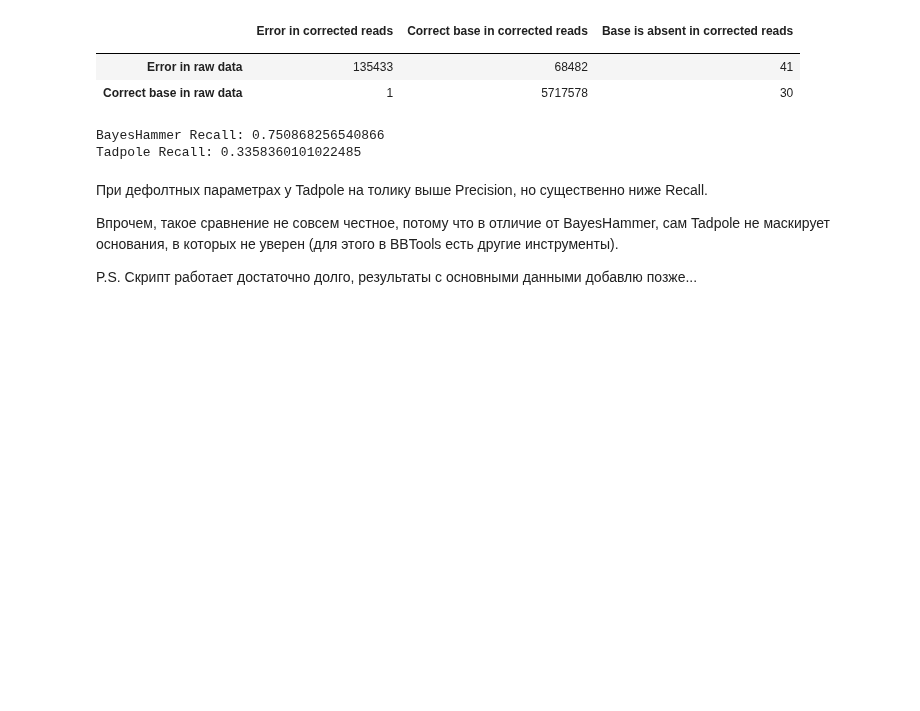
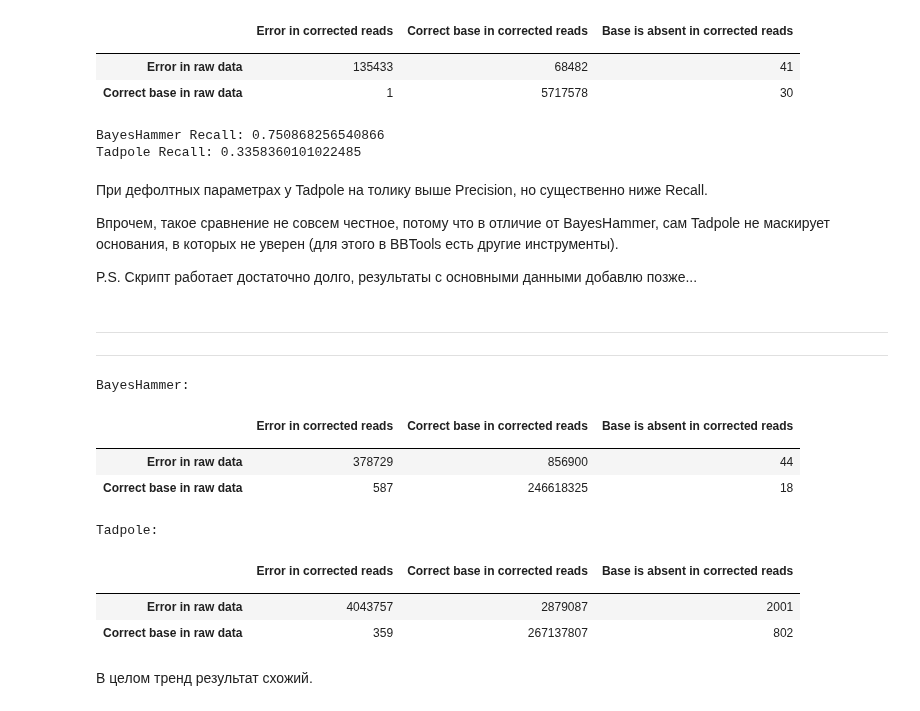
Before and after one commit to iam28th/BI-alg-bioinformatics, a Jupyter notebook: NGS_DA/HW4.ipynb, the cells around one changed output. Cells and saved outputs as stored; diff of their text form; code cells hidden in the pictures; blank space fills up the shorter version.

Commit message:
add main data

```diff
--- a/NGS_DA/HW4.ipynb
+++ b/NGS_DA/HW4.ipynb
@@ -49,11 +51,11 @@ def ecstats(raw_sam_file, cor_sam_file, cwd='./'):
     skipped_md = 0
 
     tmp_uuid = str(uuid.uuid4())   # generate names for temp files
-    tmp_reads = tmp_uuid + '.fasta'    # fasta for ref.seq., raw and corrected reads
-    tmp_msa = tmp_uuid + '_align.fasta'  # for their alignment
+    tmp_reads = cwd + tmp_uuid + '.fasta'    # fasta for ref.seq., raw and corrected reads
+    tmp_msa = cwd + tmp_uuid + '_align.fasta'  # for their alignment
 
-    with pysam.AlignmentFile(folder + raw_sam_file, 'r') as raw, \
-        pysam.AlignmentFile(folder + cor_sam_file, 'r') as cor:
+    with pysam.AlignmentFile(cwd + raw_sam_file, 'r') as raw, \
+        pysam.AlignmentFile(cwd + cor_sam_file, 'r') as cor:
             cor_iter = cor.fetch()   # because of the sorting, relative oreder
             raw_iter = raw.fetch()   # of the reads is the same in both files
             while True:
@@ -206,3 +208,36 @@ Tadpole Recall: 0.3358360101022485
 Впрочем, такое сравнение не совсем честное, потому что в отличие от BayesHammer, сам Tadpole не маскирует основания, в которых не уверен (для этого в BBTools есть другие инструменты).
 
 P.S. Скрипт работает достаточно долго, результаты с основными данными добавлю позже...
+# %% [markdown]
+---
+---
+# %%
+folder = 'HW4_data/'
+raw_sam = 'full_raw.sam'
+spades_sam = 'full_spades.sam'
+bbtools_sam = 'full_tadpole.sam'
+
+bbtools_stats = ecstats(raw_sam, bbtools_sam, folder)
+with open(folder + 'bbtools_results.pickle', 'wb') as f:
+    pickle.dump(bbtools_stats, f)
+spades_stats = ecstats(raw_sam, spades_sam, folder)
+with open(folder + 'spades_results.pickle', 'wb') as f:
+    pickle.dump(spades_stats, f)
+# %%
+print('BayesHammer:')
+display(error_matrix(spades_stats))
+print('Tadpole:')
+display(error_matrix(bbtools_stats))
+# %% [output]
+BayesHammer:
+|  | Error in corrected reads | Correct base in corrected reads | Base is absent in corrected reads |
+|  |  |  |  |
+| Error in raw data | 378729 | 856900 | 44 |
+| Correct base in raw data | 587 | 246618325 | 18 |
+Tadpole:
+|  | Error in corrected reads | Correct base in corrected reads | Base is absent in corrected reads |
+|  |  |  |  |
+| Error in raw data | 4043757 | 2879087 | 2001 |
+| Correct base in raw data | 359 | 267137807 | 802 |
+# %% [markdown]
+В целом тренд результат схожий.
```
Also changed, not shown: parts of 1 cell of this notebook.
